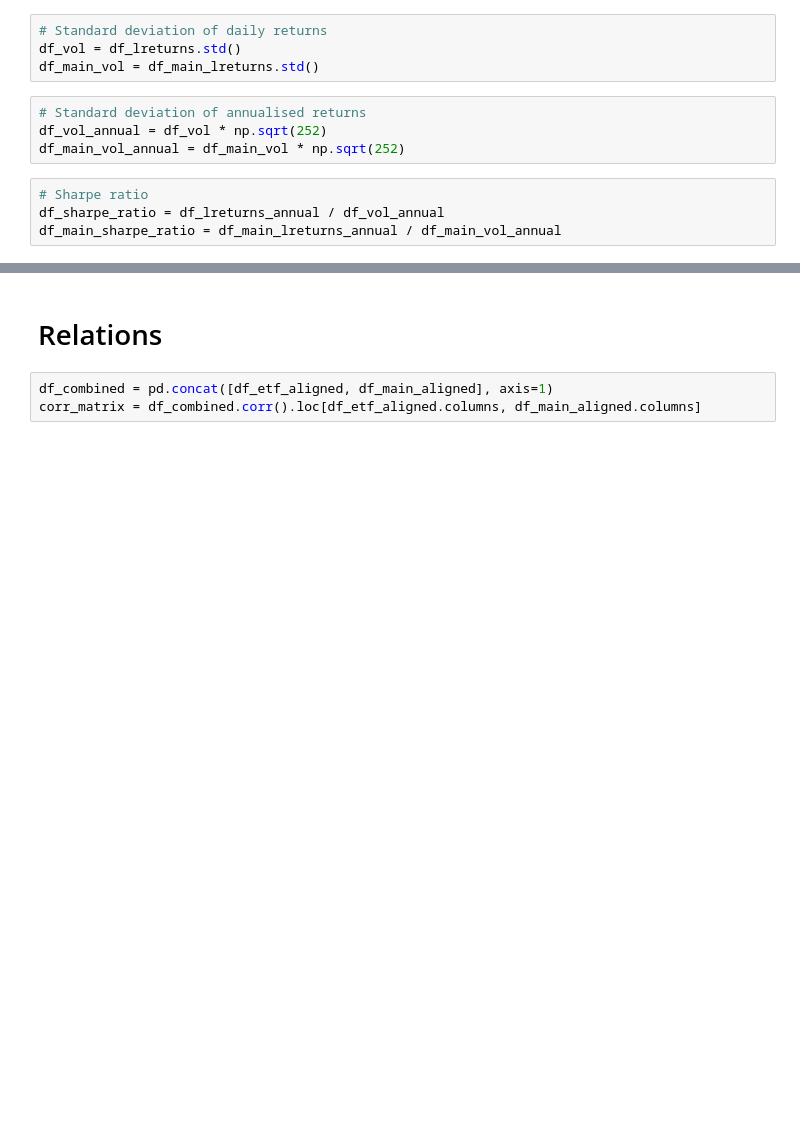
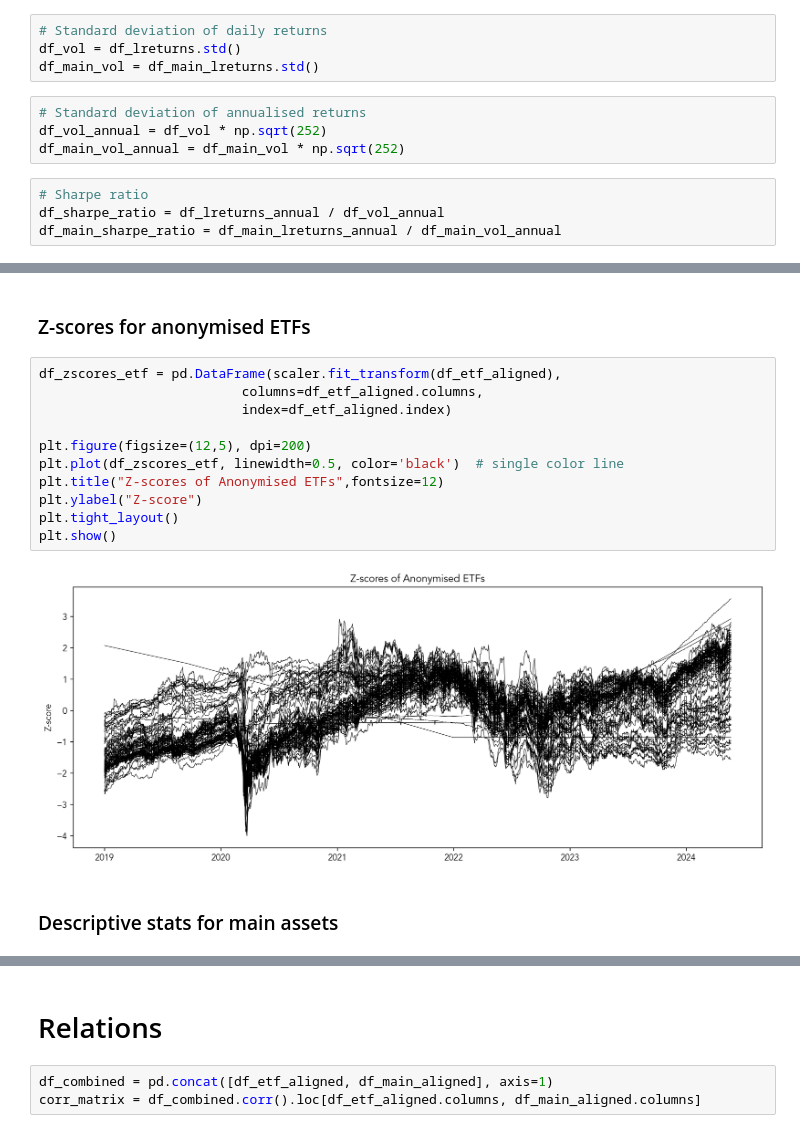
Before and after one commit to alexjablo/qem2-python, a Jupyter notebook: Project_notebook.ipynb, the cells around one changed output, grey strips where cells are left out. Drawn from its saved outputs; the diff is of its cells as text; blank space fills up the shorter version.

```diff
--- a/Project_notebook.ipynb
+++ b/Project_notebook.ipynb
@@ -91,0 +159,17 @@ df_main_sharpe_ratio = df_main_lreturns_annual / df_main_vol_annual
+# %% [markdown]
+### Z-scores for anonymised ETFs
+# %%
+df_zscores_etf = pd.DataFrame(scaler.fit_transform(df_etf_aligned),
+                          columns=df_etf_aligned.columns,
+                          index=df_etf_aligned.index)
+
+plt.figure(figsize=(12,5), dpi=200)
+plt.plot(df_zscores_etf, linewidth=0.5, color='black')  # single color line
+plt.title("Z-scores of Anonymised ETFs",fontsize=12)
+plt.ylabel("Z-score")
+plt.tight_layout()
+plt.show()
+# %% [output]
+[figure, added]
+# %% [markdown]
+### Descriptive stats for main assets
```
Also changed, not shown: parts of 27 cells of this notebook.
